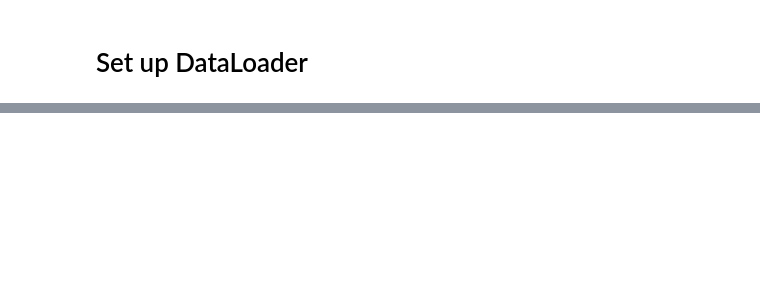
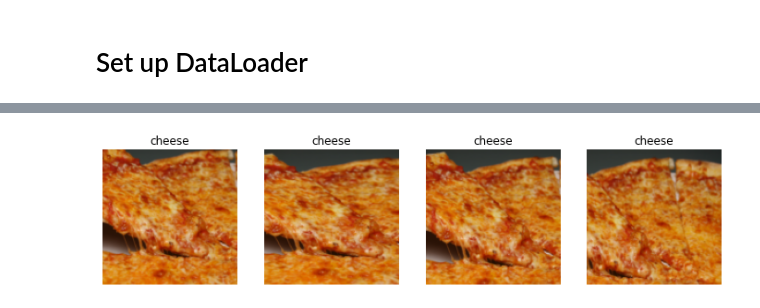
Before and after one commit to causallycausal/fastai, a Jupyter notebook: Projects/02_pizza_classifier.ipynb, the cells around one changed output, grey strips where cells are left out. Cells and saved outputs as stored; diff of their text form; code cells hidden in the pictures; blank space fills up the shorter version.

Commit message:
Updated to include model train

```diff
--- a/Projects/02_pizza_classifier.ipynb
+++ b/Projects/02_pizza_classifier.ipynb
@@ -76,0 +106,7 @@ pizzas = Data
+# %%
+# Random Resized Crop
+pizzas = pizzas.new(item_tfms=RandomResizedCrop(128, min_scale=0.3))
+dls = pizzas.dataloaders(path)
+dls.train.show_batch(max_n=4, nrows=1, unique=True)
+# %% [output]
+[figure, added]
```
Also changed, not shown: parts of 20 cells of this notebook.
